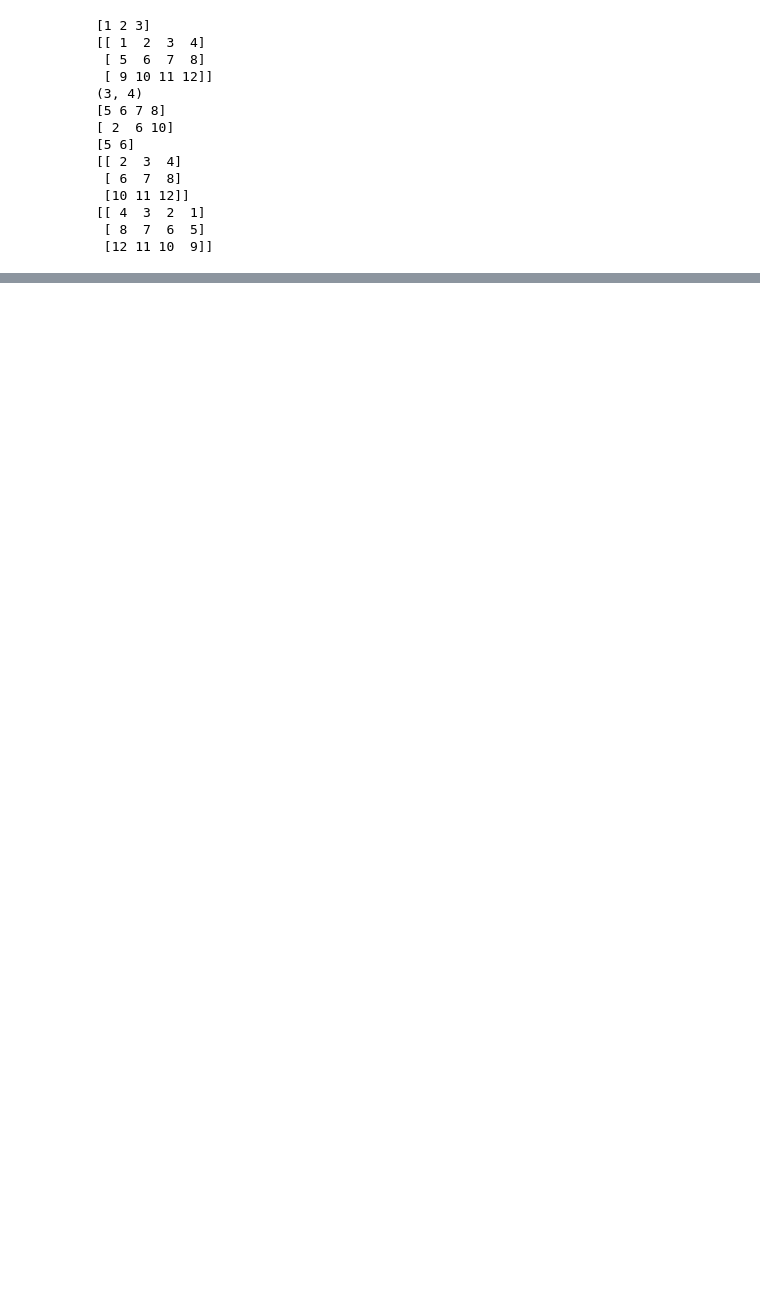
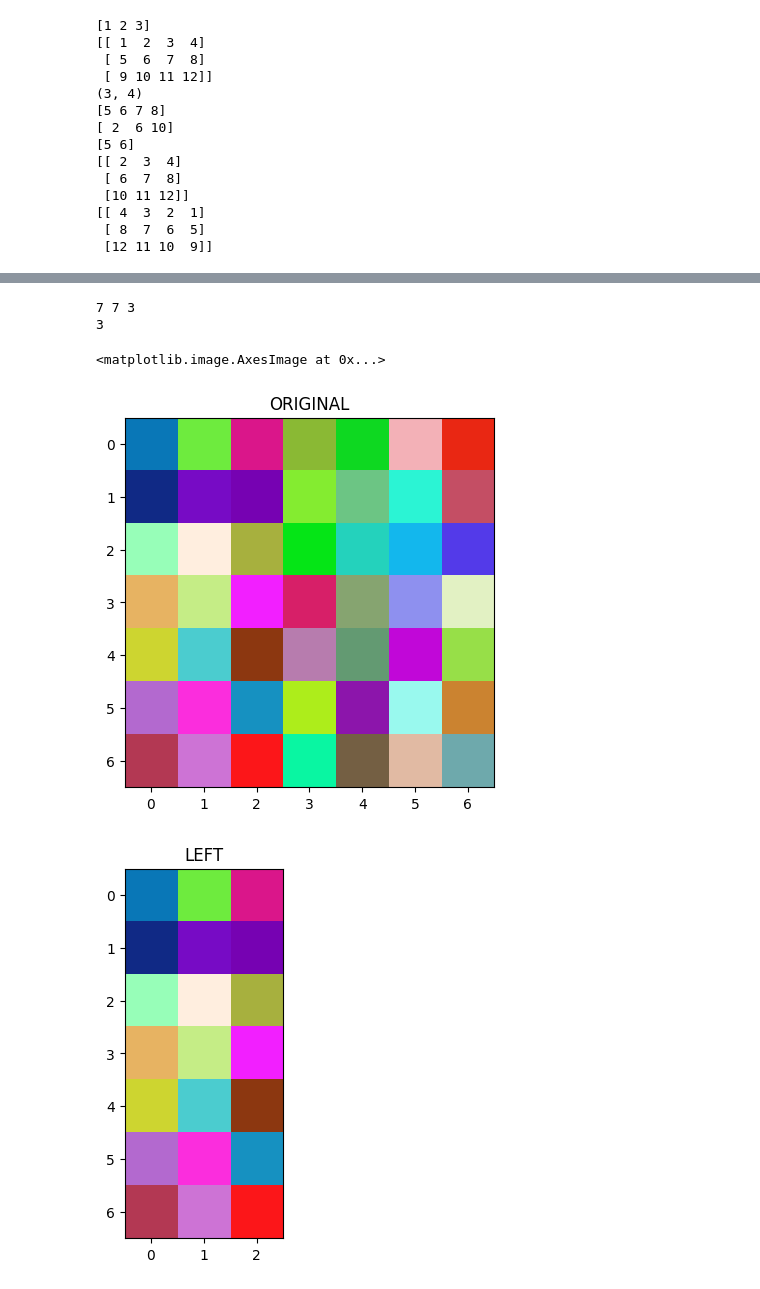
Before and after one commit to SebaOlszewski/MCAST, a Jupyter notebook: ImageProcessingAndComputerVision/week1/lecture1.ipynb, the cells around one changed output, grey strips where cells are left out. Saved outputs shown, nothing was run; the diff lists cells and outputs as text; code cells hidden in the pictures; blank space fills up the shorter version.

```diff
--- a/ImageProcessingAndComputerVision/week1/lecture1.ipynb
+++ b/ImageProcessingAndComputerVision/week1/lecture1.ipynb
@@ -63,0 +145,34 @@ plp.imshow(rand_matrix, cmap='gray', vmin=0, vmax=255)
+# %%
+#Splitting the image verically by two
+
+MyRGBMatrix1 = np.zeros([7,7,3], dtype='uint8')
+
+#creating matrix with the same size as LENA image
+#MyRGBMatrix2 = np.zeros(imBGR.shape, dtype='uint8')
+#print(MyRGBMatrix2.shape)
+MyRGBMatrix1 = np.random.randint(0, 256, size=MyRGBMatrix1.shape, dtype='uint8')
+
+rows, columns, colors = MyRGBMatrix1.shape
+print(rows, columns, colors)
+
+MidColumnIndex = MyRGBMatrix1.shape[0] // 2 #number of columns divided by 2
+print(MidColumnIndex)
+MyRGBLeft = MyRGBMatrix1[:, :MidColumnIndex, :]
+MyRGBRight = MyRGBMatrix1[:, MidColumnIndex:, :]
+
+plt.figure()
+plt.title('ORIGINAL')
+plt.imshow(MyRGBMatrix1)
+
+plt.figure()
+plt.title('LEFT')
+plt.imshow(MyRGBLeft)
+plt.figure()
+plt.title('RIGHT')
+plt.imshow(MyRGBRight)
+# %% [output]
+7 7 3
+3
+<matplotlib.image.AxesImage at 0x...>
+[figure, added]
+[figure, added]
```
Also changed, not shown: parts of 5 cells of this notebook, 3 other files.
